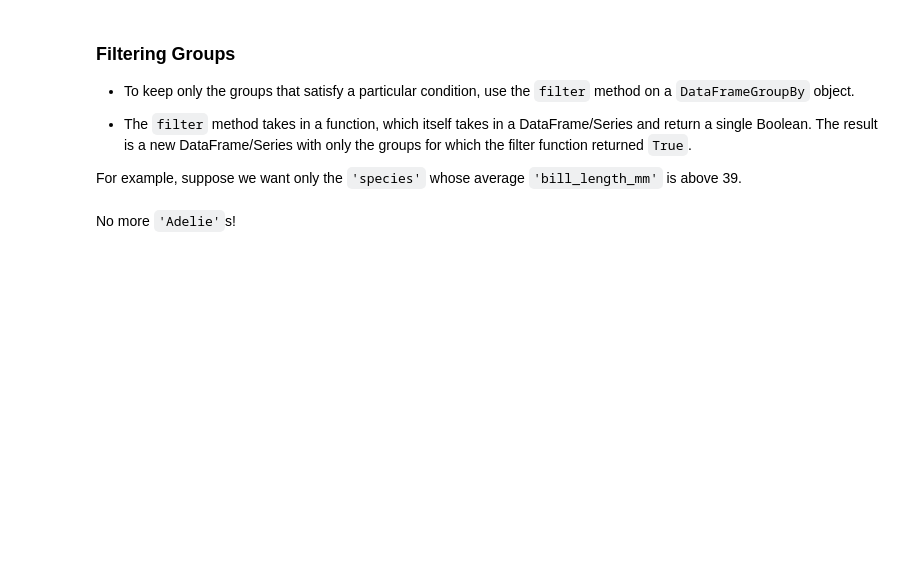
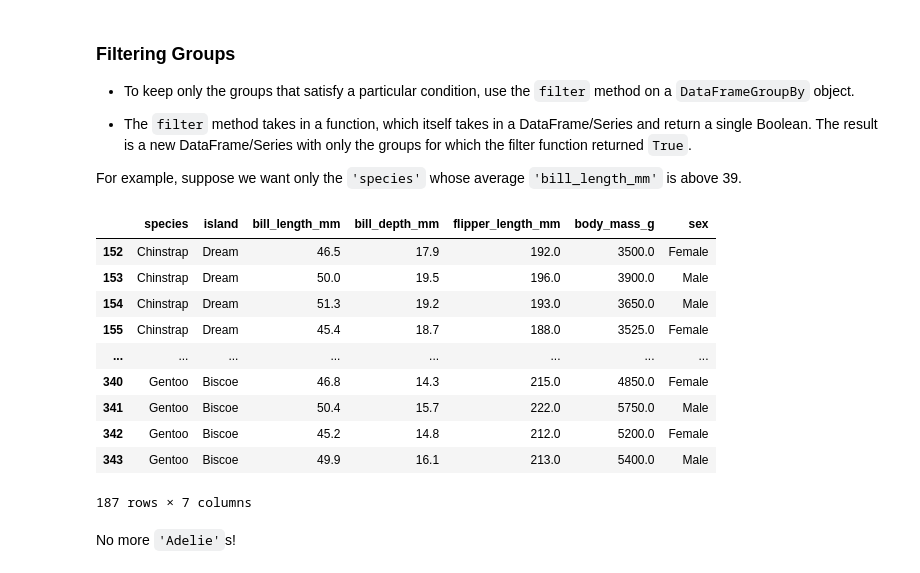
Before and after one commit to dsc-courses/dsc80-2023-fa, a Jupyter notebook: lectures/lec03/lec03-live.ipynb, the cells around one changed output. Drawn from its saved outputs; the diff is of its cells as text; code cells hidden in the pictures; blank space fills up the shorter version.

```diff
--- a/lectures/lec03/lec03-live.ipynb
+++ b/lectures/lec03/lec03-live.ipynb
@@ -372,7 +642,22 @@ Note that below, penguin 340 has a larger `'body_mass_g'` than penguin 0, but a
 
 For example, suppose we want only the `'species'` whose average `'bill_length_mm'` is above 39.
 # %%
-...
+(penguins
+ .groupby('species')
+ .filter(lambda df: df['bill_length_mm'].mean() > 39)
+)
+# %% [output]
+|  | species | island | bill_length_mm | bill_depth_mm | flipper_length_mm | body_mass_g | sex |
+| 152 | Chinstrap | Dream | 46.5 | 17.9 | 192.0 | 3500.0 | Female |
+| 153 | Chinstrap | Dream | 50.0 | 19.5 | 196.0 | 3900.0 | Male |
+| 154 | Chinstrap | Dream | 51.3 | 19.2 | 193.0 | 3650.0 | Male |
+| 155 | Chinstrap | Dream | 45.4 | 18.7 | 188.0 | 3525.0 | Female |
+| ... | ... | ... | ... | ... | ... | ... | ... |
+| 340 | Gentoo | Biscoe | 46.8 | 14.3 | 215.0 | 4850.0 | Female |
+| 341 | Gentoo | Biscoe | 50.4 | 15.7 | 222.0 | 5750.0 | Male |
+| 342 | Gentoo | Biscoe | 45.2 | 14.8 | 212.0 | 5200.0 | Female |
+| 343 | Gentoo | Biscoe | 49.9 | 16.1 | 213.0 | 5400.0 | Male |
+187 rows × 7 columns
 # %% [markdown]
 No more `'Adelie'`s!
 # %% [markdown]
```
Also changed, not shown: parts of 64 cells of this notebook, 13 other files.
